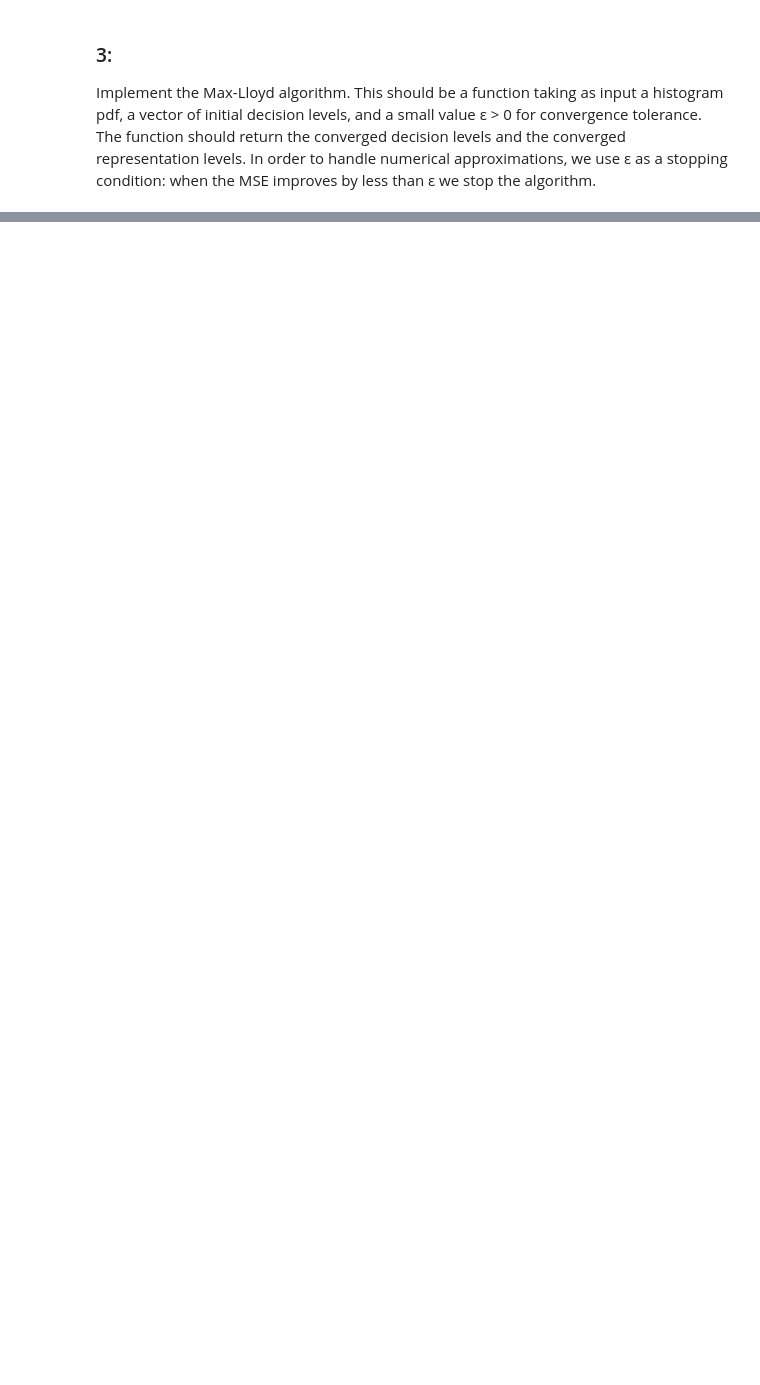
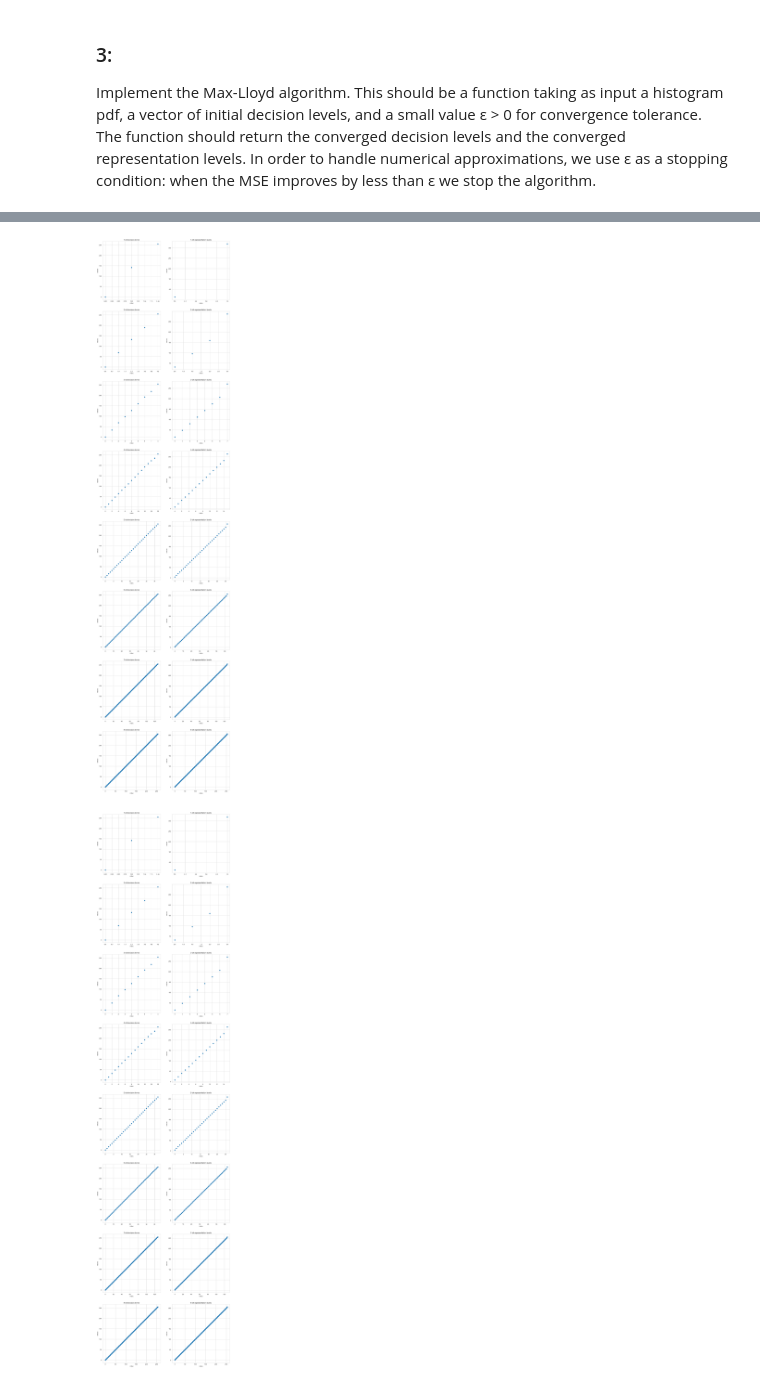
Before and after one commit to LIOR-YAACOV/IntroToDataProcessingAndRepresentation-cs236201-HW1, a Jupyter notebook: HW1.ipynb, the cells around one changed output, grey strips where cells are left out. Cells and saved outputs as stored; diff of their text form; code cells hidden in the pictures; blank space fills up the shorter version.

```diff
--- a/HW1.ipynb
+++ b/HW1.ipynb
@@ -186,0 +179,22 @@ KeyboardInterrupt:
+# %%
+fig, axs = plt.subplots(8,2, figsize=(15, 65))
+fig.subplots_adjust(hspace=0.2)
+axs = np.ravel(axs)
+
+for i in range(8) :
+    decision, representation = get_levels(gray_image_arr,i+1)
+    decision, representation, mse = maxloyd(hist[0], decision, 0.1)
+
+    axs[2*i].plot(decision, "o")
+    axs[2*i].set_title(f"{i+1}-bit decision levels")
+    axs[2*i].set_xlabel("index")
+    axs[2*i].set_ylabel("values")
+
+    axs[2*i+1].plot(representation, "o")
+    axs[2*i+1].set_title(f"{i+1}-bit representation levels")
+    axs[2*i+1].set_xlabel("index")
+    axs[2*i+1].set_ylabel("values")
+plt.show()
+# %% [output]
+[figure, added]
+[figure, added]
```
Also changed, not shown: parts of 9 cells of this notebook.
